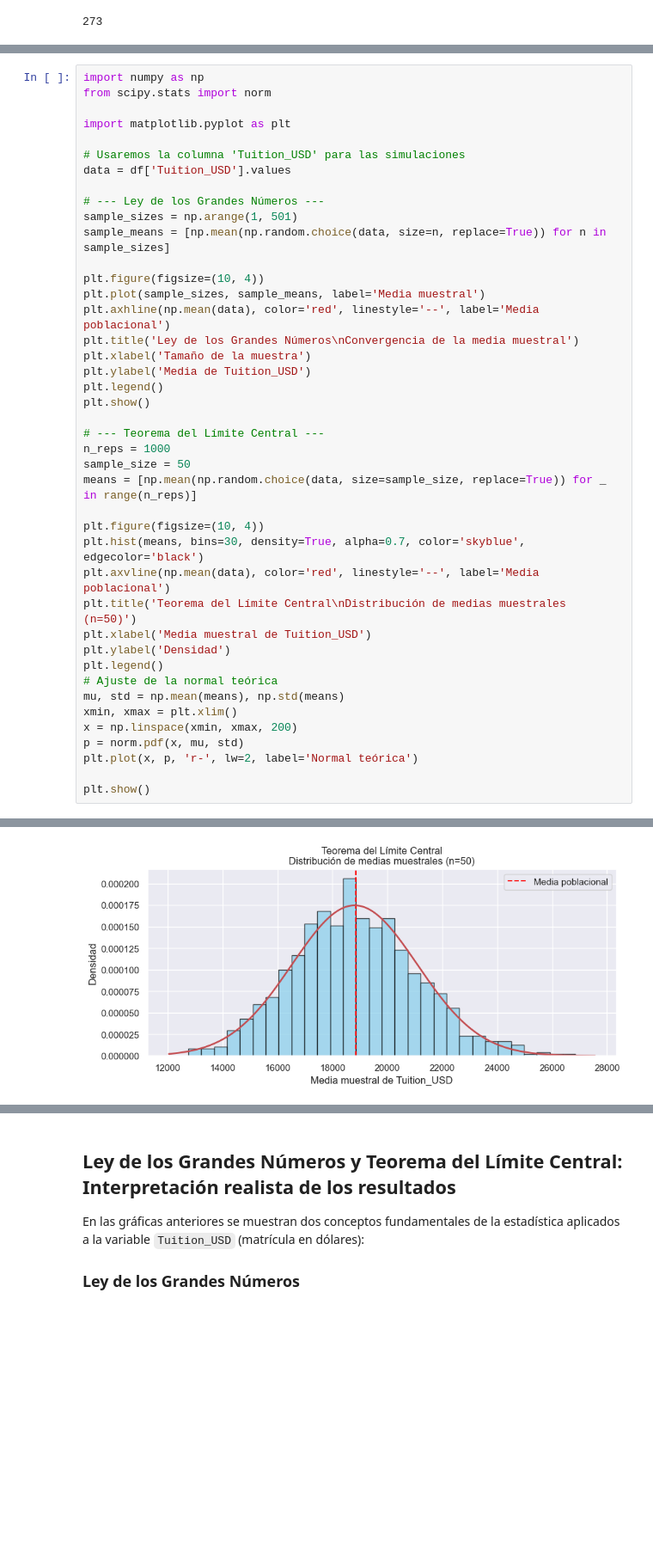
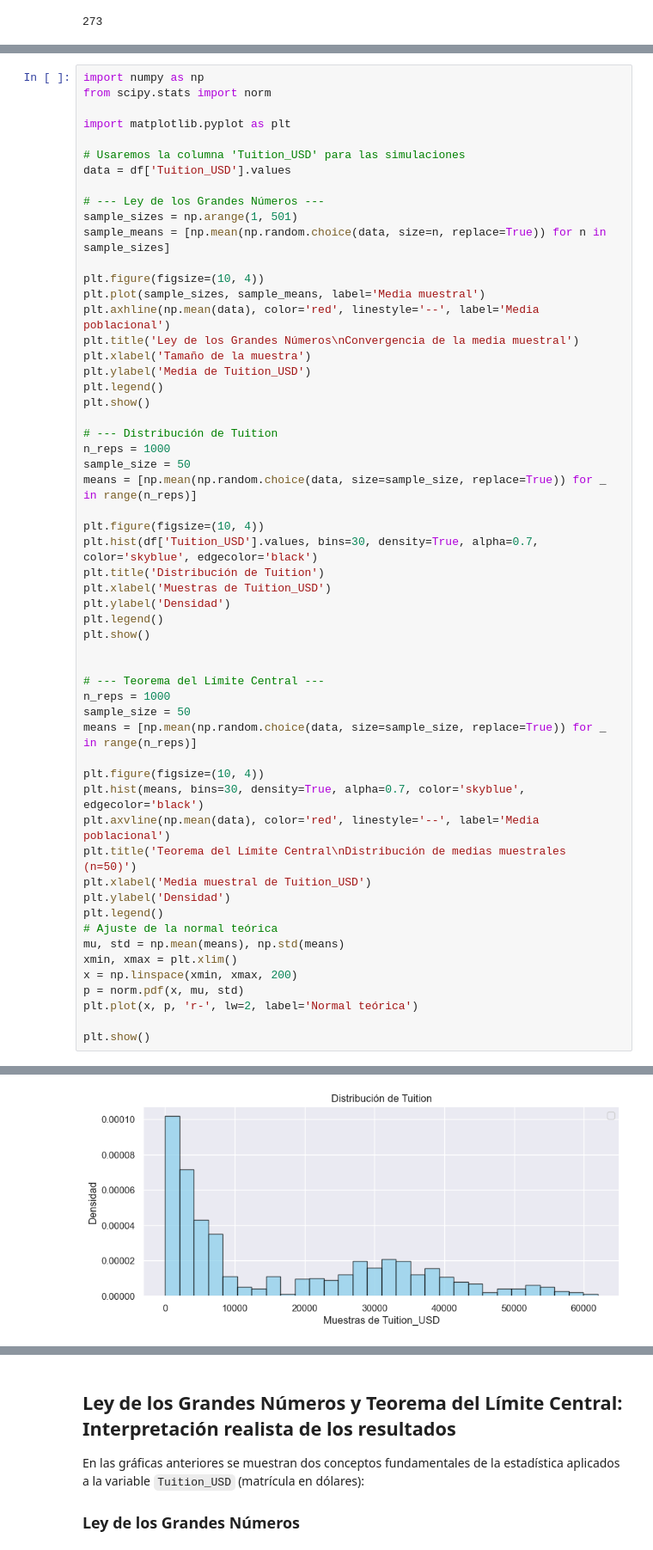
Before and after one commit to Daniel-Prada27/Proyecto_Estadistica, a Jupyter notebook: Proyecto.ipynb, the cells around one changed output, grey strips where cells are left out. Shown at 86% size. Drawn from its saved outputs; the diff is of its cells as text; blank space fills up the shorter version.

Commit message:
Distribución de columna para tlc y serie de tiempo
Se agregó la distrubición de tuition_usd y también se agregó el dataset de harvard para hacer una serie de tiempo

```diff
--- a/Proyecto.ipynb
+++ b/Proyecto.ipynb
@@ -283,6 +309,20 @@ plt.ylabel('Media de Tuition_USD')
 plt.legend()
 plt.show()
 
+# --- Distribución de Tuition
+n_reps = 1000
+sample_size = 50
+means = [np.mean(np.random.choice(data, size=sample_size, replace=True)) for _ in range(n_reps)]
+
+plt.figure(figsize=(10, 4))
+plt.hist(df['Tuition_USD'].values, bins=30, density=True, alpha=0.7, color='skyblue', edgecolor='black')
+plt.title('Distribución de Tuition')
+plt.xlabel('Muestras de Tuition_USD')
+plt.ylabel('Densidad')
+plt.legend()
+plt.show()
+
+
 # --- Teorema del Límite Central ---
 n_reps = 1000
 sample_size = 50
@@ -308 +348 @@ plt.show()
-[figure, old version]
+[figure, new version]
```
Also changed, not shown: parts of 12 cells of this notebook.
